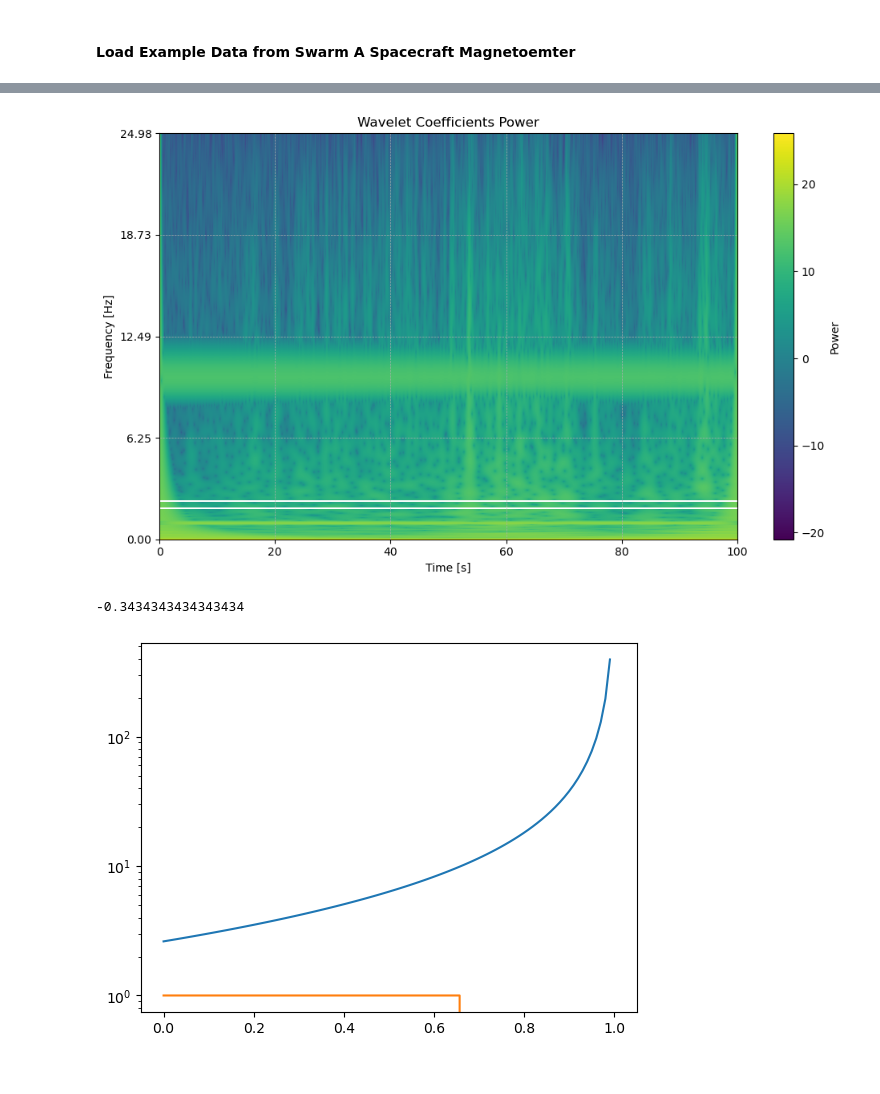
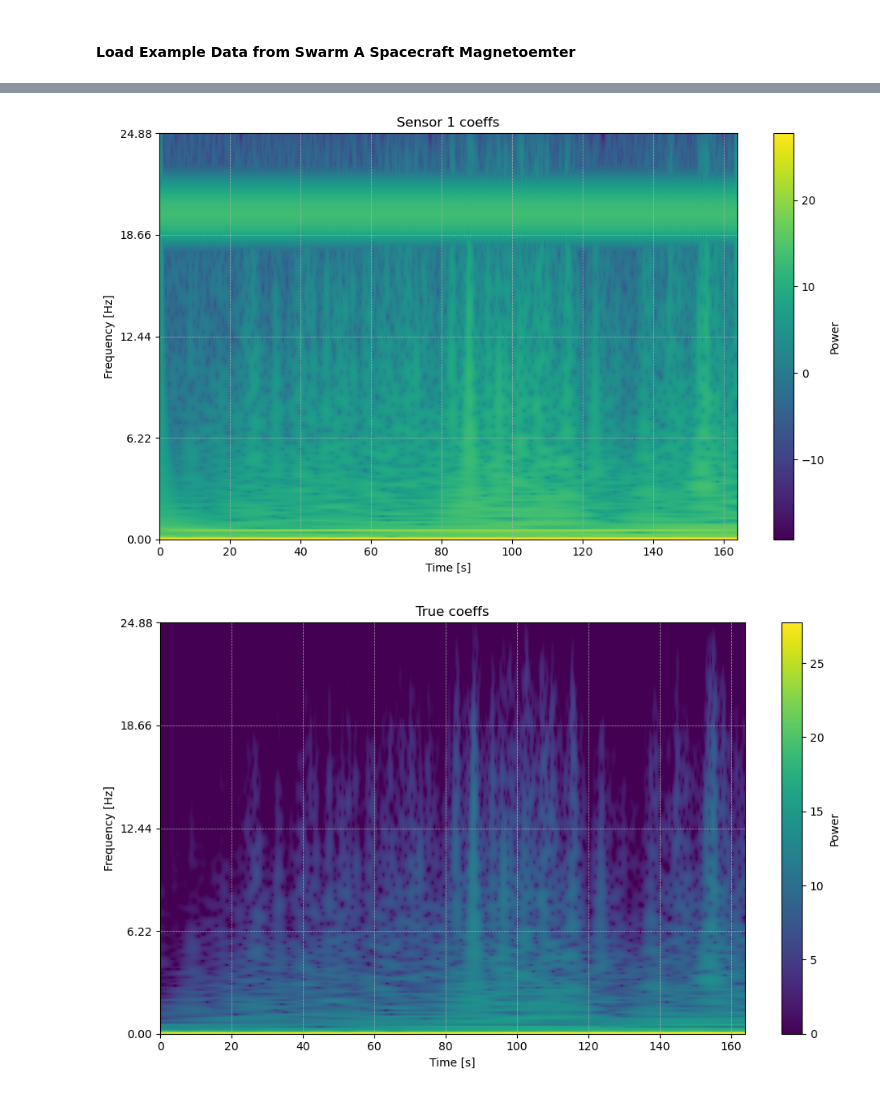
Before and after one commit to aphoffmann/InvertibleWavelets, a Jupyter notebook: WAICUP_TEST copy.ipynb, the cells around one changed output, grey strips where cells are left out. Cells and saved outputs as stored; diff of their text form; code cells hidden in the pictures.

```diff
--- a/WAICUP_TEST copy.ipynb
+++ b/WAICUP_TEST copy.ipynb
@@ -77,17 +130,11 @@ nan
-# %%
-transform.power_scalogram(w_clean)
-# %% [output]
-[figure, removed]
-# %%
-cond = []
-for i in np.linspace(0,1,100):
-    cond.append(np.linalg.cond(np.array([[1,1],[i,1]])))
-
-plt.plot(np.linspace(0,1,100), cond)
-plt.plot(np.linspace(0,1,100),np.array(cond)<10)
-plt.yscale('log')
-cond = np.array(cond)
-print(np.linspace(0,1,100)[cond<10][-1]-1)
-# %% [output]
--0.3434343434343434
-[figure, removed]
+# %%
+transform.power_scalogram(w1,  title = 'Sensor 1 coeffs')
+transform.power_scalogram(transform.forward(data), vmin=0, title = 'True coeffs')
+transform.power_scalogram(w_clean, vmin=0, title = 'Cleaned Signal coeffs')
+result = transform.inverse(w_clean)
+w = transform.forward(result)
+transform.power_scalogram(w, vmin=0, title = 'Clean Signal after icwt and cwt again')
+transform.power_scalogram(w_clean-w, vmin=0, title = 'w_clean-forward(inverse(w))')
+# %% [output]
+[figure, added]
+[figure, added]
```
Also changed, not shown: parts of 10 cells of this notebook, 3 other files.
